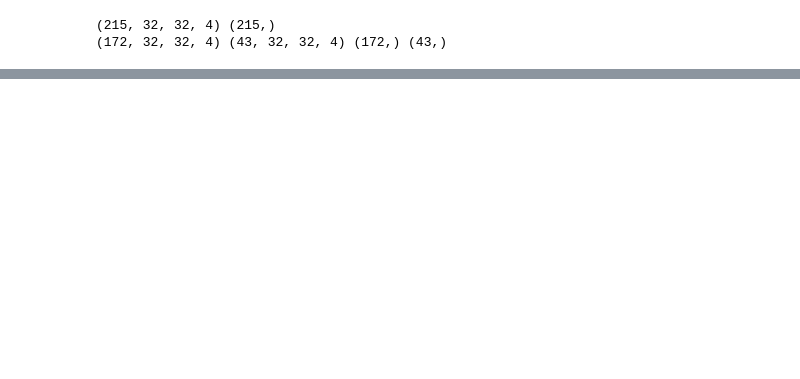
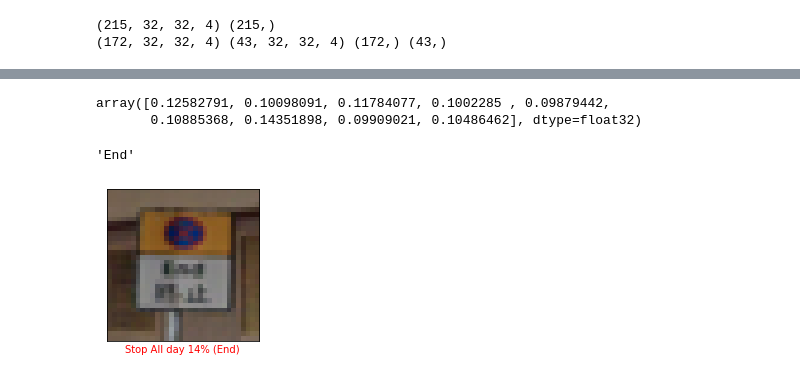
Before and after one commit to vincentforive/AITensorflow, a Jupyter notebook: TensorFlow.ipynb, the cells around one changed output, grey strips where cells are left out. Cells and saved outputs as stored; diff of their text form; code cells hidden in the pictures; blank space fills up the shorter version.

```diff
--- a/TensorFlow.ipynb
+++ b/TensorFlow.ipynb
@@ -213,0 +210,56 @@ Stop 7 - 7
+# %%
+probability_model = Sequential([model,tf.keras.layers.Softmax()])
+predictions = probability_model.predict(X_test)
+# %%
+predictions[0]
+# %% [output]
+array([0.12582791, 0.10098091, 0.11784077, 0.1002285 , 0.09879442,
+       0.10885368, 0.14351898, 0.09909021, 0.10486462], dtype=float32)
+# %%
+np.argmax(predictions[0])
+
+classes[0+1]
+# %% [output]
+'End'
+# %%
+def plot_image(i, predictions_array, true_label, img):
+  predictions_array, true_label, img = predictions_array, true_label[i], img[i]
+  plt.grid(False)
+  plt.xticks([])
+  plt.yticks([])
+
+  plt.imshow(img, cmap=plt.cm.binary)
+
+  predicted_label = np.argmax(predictions_array)
+  if predicted_label == true_label:
+    color = 'blue'
+  else:
+    color = 'red'
+
+  plt.xlabel("{} {:2.0f}% ({})".format(classes[predicted_label+1],
+                                100*np.max(predictions_array),
+                                classes[true_label+1]),
+                                color=color)
+
+def plot_value_array(i, predictions_array, true_label):
+  predictions_array, true_label = predictions_array, true_label[i]
+  plt.grid(False)
+  plt.xticks(range(10))
+  plt.yticks([])
+  thisplot = plt.bar(range(10), predictions_array, color="#777777")
+  plt.ylim([0, 1])
+  predicted_label = np.argmax(predictions_array)
+
+  thisplot[predicted_label].set_color('red')
+  thisplot[true_label].set_color('blue')
+# %%
+newLabel = np.array(labels)
+
+
+i = 0
+plt.figure(figsize=(6,3))
+plt.subplot(1,2,1)
+plot_image(i, predictions[i], newLabel, X_test)
+plt.show()
+# %% [output]
+[figure, added]
```
Also changed, not shown: parts of 5 cells of this notebook, 2 other files.
